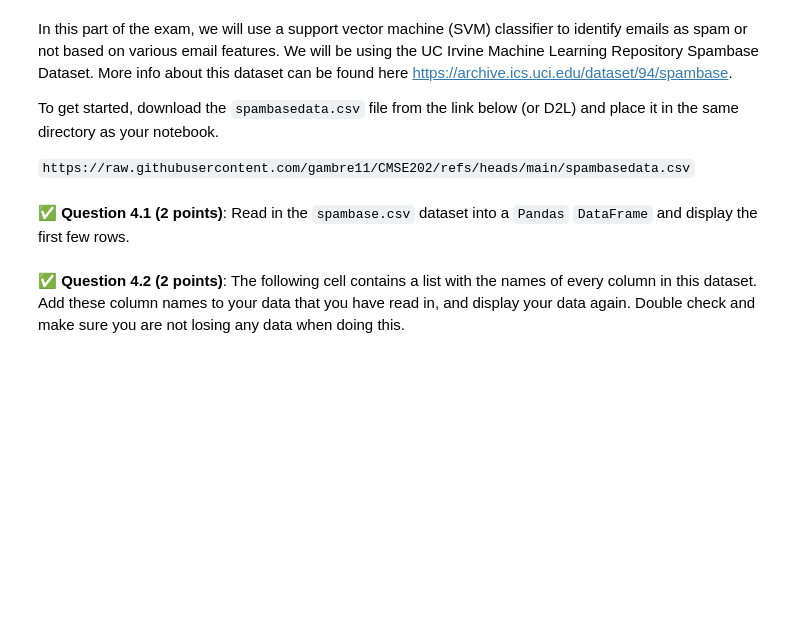
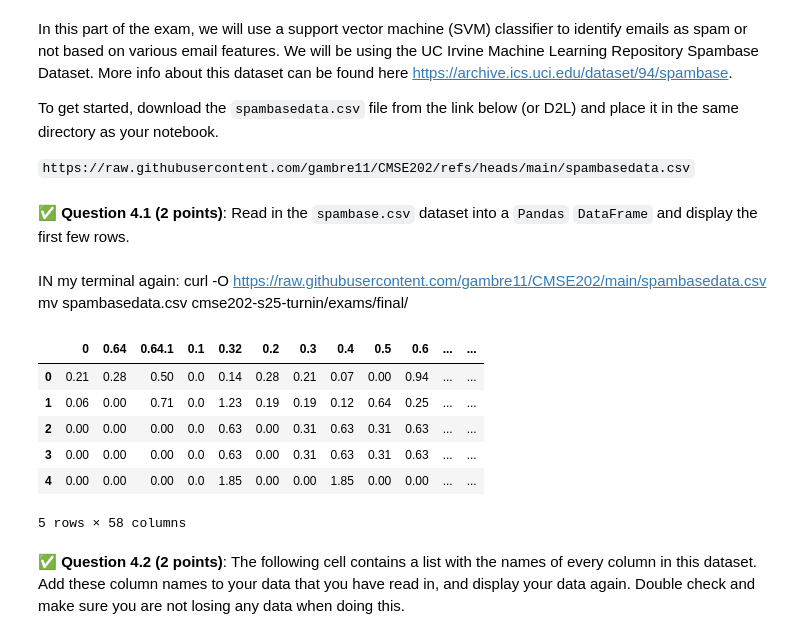
Before and after one commit to primeaud/CMSE202-f25-turnin, a Jupyter notebook: cmse202-s25-turnin/exams/final/CMSE202-Final-SS25-Section001-STUDENT.ipynb, the cells around one changed output. Cells and saved outputs as stored; diff of their text form; code cells hidden in the pictures; blank space fills up the shorter version.

```diff
--- a/cmse202-s25-turnin/exams/final/CMSE202-Final-SS25-Section001-STUDENT.ipynb
+++ b/cmse202-s25-turnin/exams/final/CMSE202-Final-SS25-Section001-STUDENT.ipynb
@@ -304,8 +304,23 @@ To get started, download the `spambasedata.csv` file from the link below (or D2L
 `https://raw.githubusercontent.com/gambre11/CMSE202/refs/heads/main/spambasedata.csv`
 # %% [markdown]
 &#9989; **Question 4.1 (2 points)**: Read in the `spambase.csv` dataset into a `Pandas` `DataFrame` and display the first few rows.
+# %% [markdown]
+IN my terminal again:
+curl -O https://raw.githubusercontent.com/gambre11/CMSE202/main/spambasedata.csv
+mv spambasedata.csv cmse202-s25-turnin/exams/final/
 # %%
 ### Put your code for Question 4.1 here
+
+spam_data = pd.read_csv("spambasedata.csv")
+spam_data.head()
+# %% [output]
+|  | 0 | 0.64 | 0.64.1 | 0.1 | 0.32 | 0.2 | 0.3 | 0.4 | 0.5 | 0.6 | ... | ... |
+| 0 | 0.21 | 0.28 | 0.50 | 0.0 | 0.14 | 0.28 | 0.21 | 0.07 | 0.00 | 0.94 | ... | ... |
+| 1 | 0.06 | 0.00 | 0.71 | 0.0 | 1.23 | 0.19 | 0.19 | 0.12 | 0.64 | 0.25 | ... | ... |
+| 2 | 0.00 | 0.00 | 0.00 | 0.0 | 0.63 | 0.00 | 0.31 | 0.63 | 0.31 | 0.63 | ... | ... |
+| 3 | 0.00 | 0.00 | 0.00 | 0.0 | 0.63 | 0.00 | 0.31 | 0.63 | 0.31 | 0.63 | ... | ... |
+| 4 | 0.00 | 0.00 | 0.00 | 0.0 | 1.85 | 0.00 | 0.00 | 1.85 | 0.00 | 0.00 | ... | ... |
+5 rows × 58 columns
 # %% [markdown]
 &#9989; **Question 4.2 (2 points)**: The following cell contains a list with the names of every column in this dataset. Add these column names to your data that you have read in, and display your data again. Double check and make sure you are not losing any data when doing this.
 # %%
```
Also changed, not shown: parts of 18 cells of this notebook.
